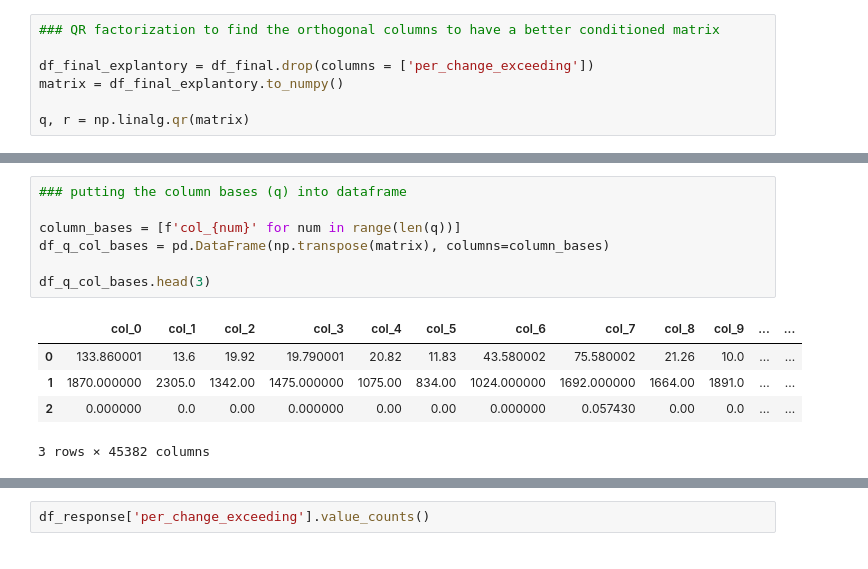
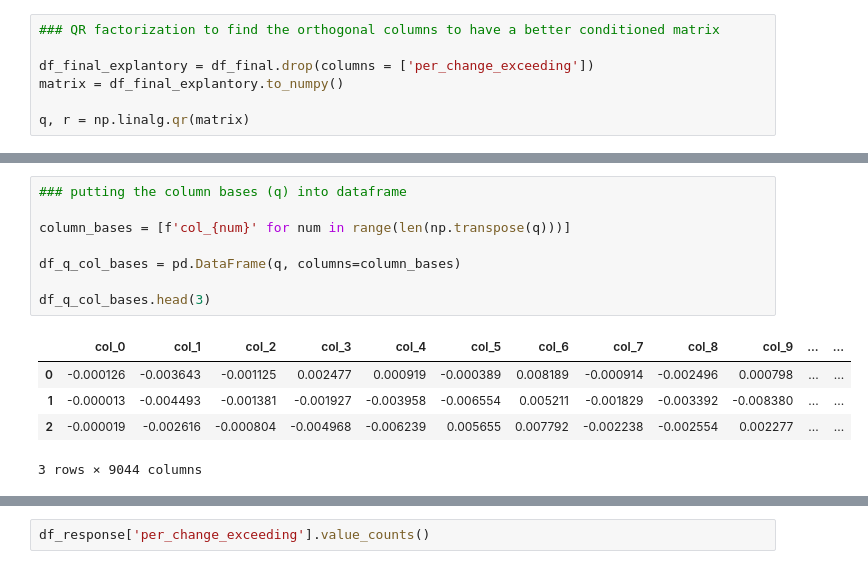
Before and after one commit to Dhruba44/capstone_projectb, a Jupyter notebook: Cap2_models.ipynb, the cells around one changed output, grey strips where cells are left out. Cells and saved outputs as stored; diff of their text form.

```diff
--- a/Cap2_models.ipynb
+++ b/Cap2_models.ipynb
@@ -420,16 +436,17 @@ q, r = np.linalg.qr(matrix)
 # %%
 ### putting the column bases (q) into dataframe
 
-column_bases = [f'col_{num}' for num in range(len(q))]
-df_q_col_bases = pd.DataFrame(np.transpose(matrix), columns=column_bases)
+column_bases = [f'col_{num}' for num in range(len(np.transpose(q)))]
+
+df_q_col_bases = pd.DataFrame(q, columns=column_bases)
 
 df_q_col_bases.head(3)
 # %% [output]
 |  | col_0 | col_1 | col_2 | col_3 | col_4 | col_5 | col_6 | col_7 | col_8 | col_9 | ... | ... |
-| 0 | 133.860001 | 13.6 | 19.92 | 19.790001 | 20.82 | 11.83 | 43.580002 | 75.580002 | 21.26 | 10.0 | ... | ... |
-| 1 | 1870.000000 | 2305.0 | 1342.00 | 1475.000000 | 1075.00 | 834.00 | 1024.000000 | 1692.000000 | 1664.00 | 1891.0 | ... | ... |
-| 2 | 0.000000 | 0.0 | 0.00 | 0.000000 | 0.00 | 0.00 | 0.000000 | 0.057430 | 0.00 | 0.0 | ... | ... |
+| 0 | -0.000126 | -0.003643 | -0.001125 | 0.002477 | 0.000919 | -0.000389 | 0.008189 | -0.000914 | -0.002496 | 0.000798 | ... | ... |
+| 1 | -0.000013 | -0.004493 | -0.001381 | -0.001927 | -0.003958 | -0.006554 | 0.005211 | -0.001829 | -0.003392 | -0.008380 | ... | ... |
+| 2 | -0.000019 | -0.002616 | -0.000804 | -0.004968 | -0.006239 | 0.005655 | 0.007792 | -0.002238 | -0.002554 | 0.002277 | ... | ... |
-3 rows × 45382 columns
+3 rows × 9044 columns
 # %%
 ## new dataframe with response variable
 
```
Also changed, not shown: parts of 33 cells of this notebook.
